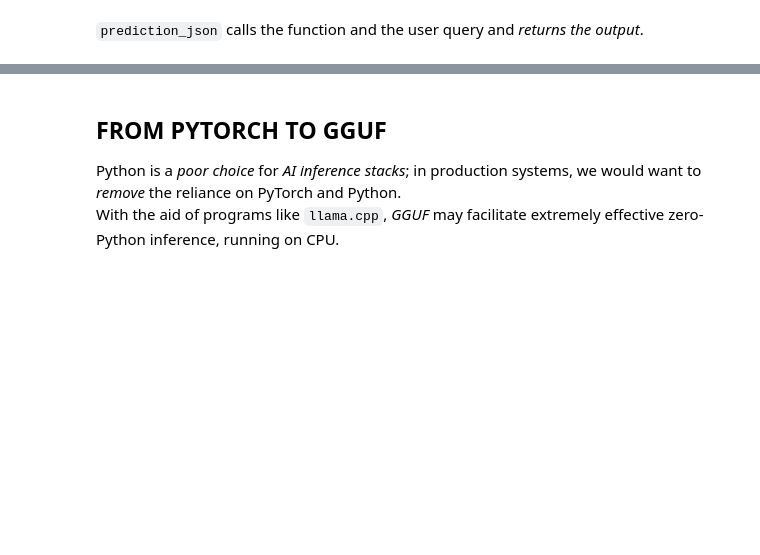
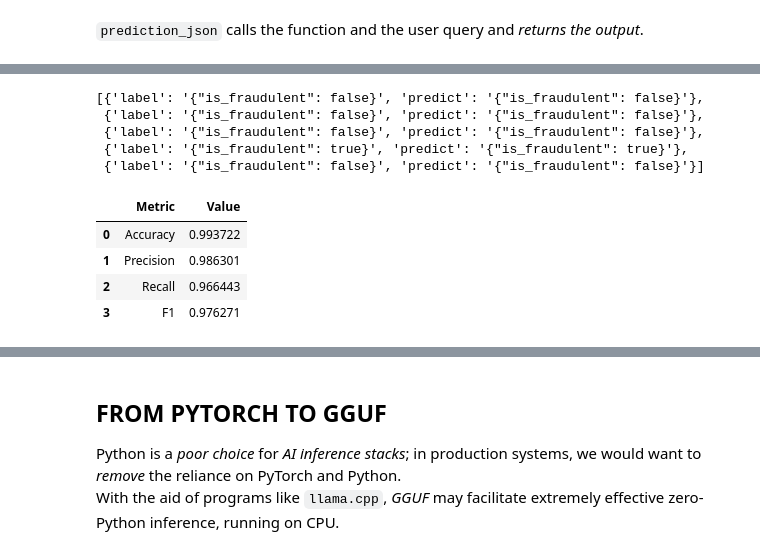
Before and after one commit to DVDPS/AI-PROJECT-LUISS-282491, a Jupyter notebook: main.ipynb, the cells around one changed output, grey strips where cells are left out. Cells and saved outputs as stored; diff of their text form; code cells hidden in the pictures; blank space fills up the shorter version.

```diff
--- a/main.ipynb
+++ b/main.ipynb
@@ -366,30 +372,44 @@ TypeError: 'NoneType' object is not subscriptable
 # %%
 from sklearn.metrics import accuracy_score, precision_score, recall_score, f1_score
+from IPython.display import display
 import json
 
 # Load the generated predictions file
 predictions_file_path = 'final_model_eval/fine_tuned_generated_predictions.jsonl'
 with open(predictions_file_path, 'r') as file:
     predictions = [json.loads(line) for line in file]
 
 # Display the first few entries to understand the structure
-predictions[:5]
+display(predictions[:5])
+
 # Extracting labels and predictions
 labels = [json.loads(entry['label'])['is_fraudulent'] for entry in predictions]
 predicts = [json.loads(entry['predict'])['is_fraudulent'] for entry in predictions]
 
 # Converting boolean to integer for metrics calculation
 labels = [int(label) for label in labels]
 predicts = [int(predict) for predict in predicts]
 
 # Calculating metrics
 accuracy = accuracy_score(labels, predicts)
 precision = precision_score(labels, predicts)
 recall = recall_score(labels, predicts)
 f1 = f1_score(labels, predicts)
 
 metrics_df = pd.DataFrame({
     "Metric": ["Accuracy", "Precision", "Recall", "F1"],
     "Value" : [accuracy, precision, recall, f1]
 })
-print(metrics_df.to_string(index=False))
+
+display(metrics_df)
+# %% [output]
+[{'label': '{"is_fraudulent": false}', 'predict': '{"is_fraudulent": false}'},
+ {'label': '{"is_fraudulent": false}', 'predict': '{"is_fraudulent": false}'},
+ {'label': '{"is_fraudulent": false}', 'predict': '{"is_fraudulent": false}'},
+ {'label': '{"is_fraudulent": true}', 'predict': '{"is_fraudulent": true}'},
+ {'label': '{"is_fraudulent": false}', 'predict': '{"is_fraudulent": false}'}]
+|  | Metric | Value |
+| 0 | Accuracy | 0.993722 |
+| 1 | Precision | 0.986301 |
+| 2 | Recall | 0.966443 |
+| 3 | F1 | 0.976271 |
```
Also changed, not shown: parts of 8 cells of this notebook.
